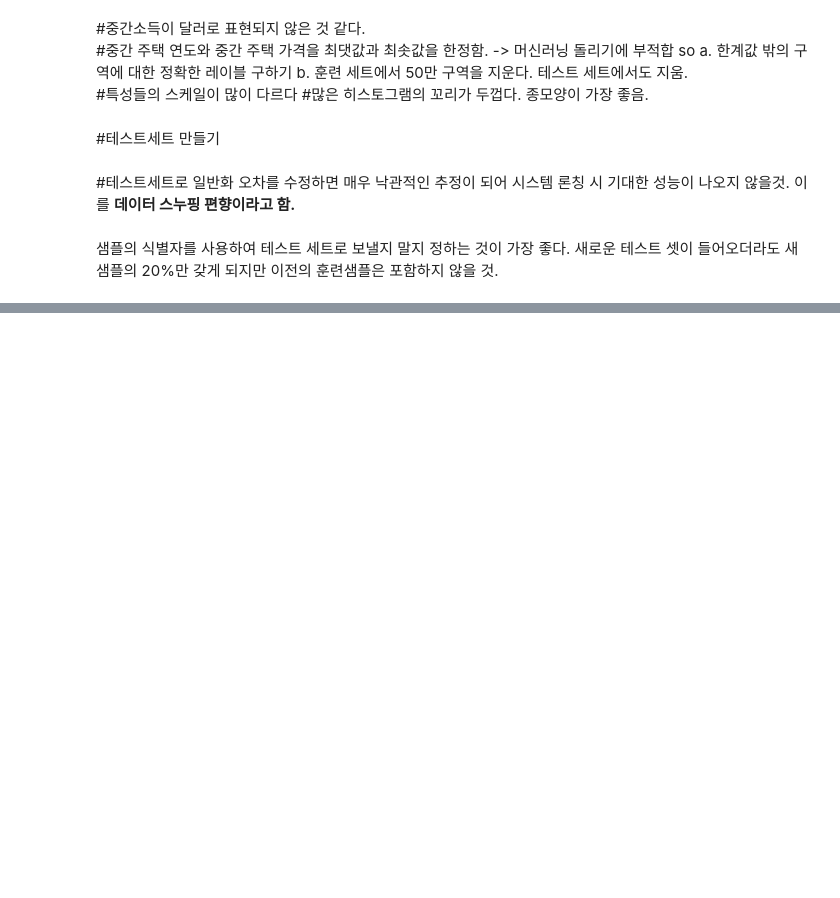
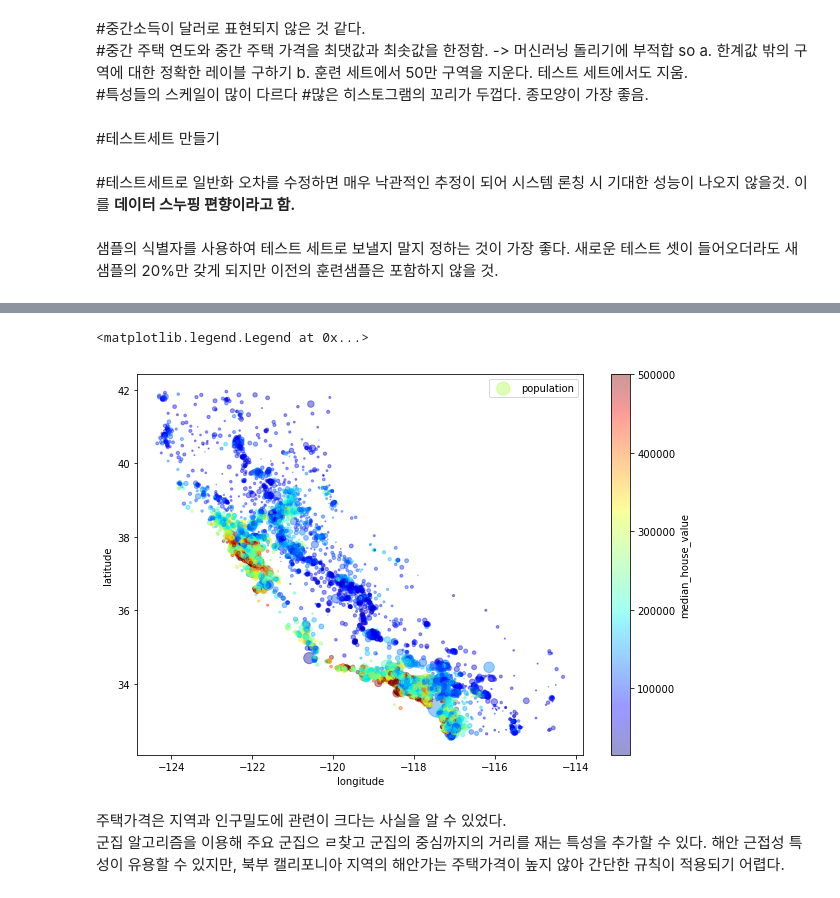
Before and after one commit to wnd180/TIL, a Jupyter notebook: Machine Learning/1부 2장 머신러닝 프로젝트 처음부터 끝까지/housing.ipynb, the cells around one changed output, grey strips where cells are left out. Drawn from its saved outputs; the diff is of its cells as text; code cells hidden in the pictures; blank space fills up the shorter version.

```diff
--- a/Machine Learning/1부 2장 머신러닝 프로젝트 처음부터 끝까지/housing.ipynb
+++ b/Machine Learning/1부 2장 머신러닝 프로젝트 처음부터 끝까지/housing.ipynb
@@ -137,0 +199,15 @@ train_set, test_set = split_train_test_by_id(housing_with_id,0.2,"id")
+# %%
+#원의 반지름은 구역의 인구(매개변수 s)
+#색상은 가격 (매개변수 c)
+#파란색 낮은 가격에서 빨간색 높은 가격까지 범위를 가지는 미리 정의된 컬러맵 중 jet 사용(매개변수 cmap)
+
+housing.plot(kind="scatter", x="longitude", y="latitude", alpha=0.4,
+            s=housing["population"]/100, label = "population", figsize = (10,7),
+            c="median_house_value", cmap =plt.get_cmap("jet"),colorbar=True, sharex=False)
+plt.legend()
+# %% [output]
+<matplotlib.legend.Legend at 0x...>
+[figure, added]
+# %% [markdown]
+주택가격은 지역과 인구밀도에 관련이 크다는 사실을 알 수 있었다. <br>
+군집 알고리즘을 이용해 주요 군집으 ㄹ찾고 군집의 중심까지의 거리를 재는 특성을 추가할 수 있다. 해안 근접성 특성이 유용할 수 있지만, 북부 캘리포니아 지역의 해안가는 주택가격이 높지 않아 간단한 규칙이 적용되기 어렵다.
```
Also changed, not shown: parts of 16 cells of this notebook.
